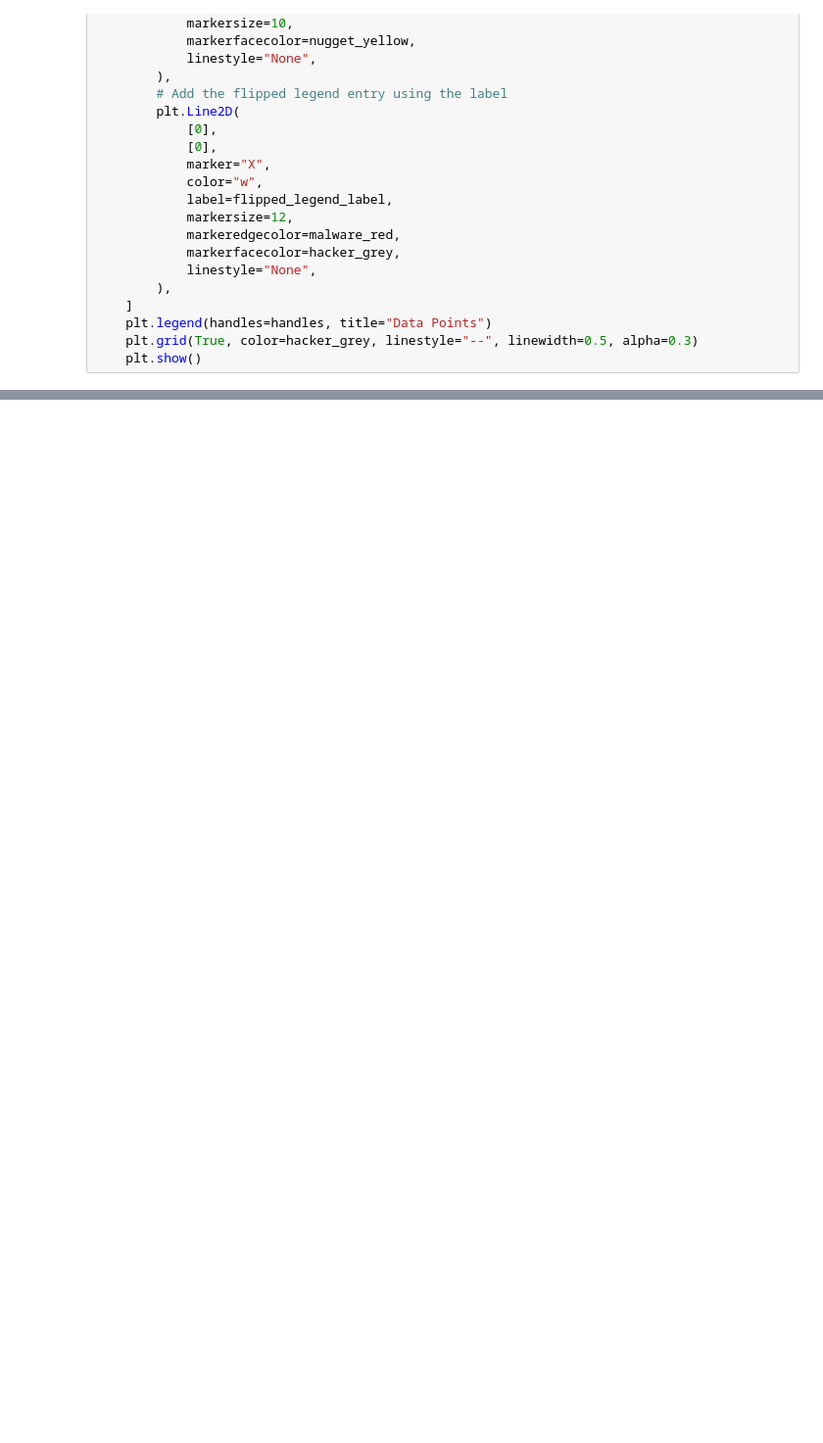
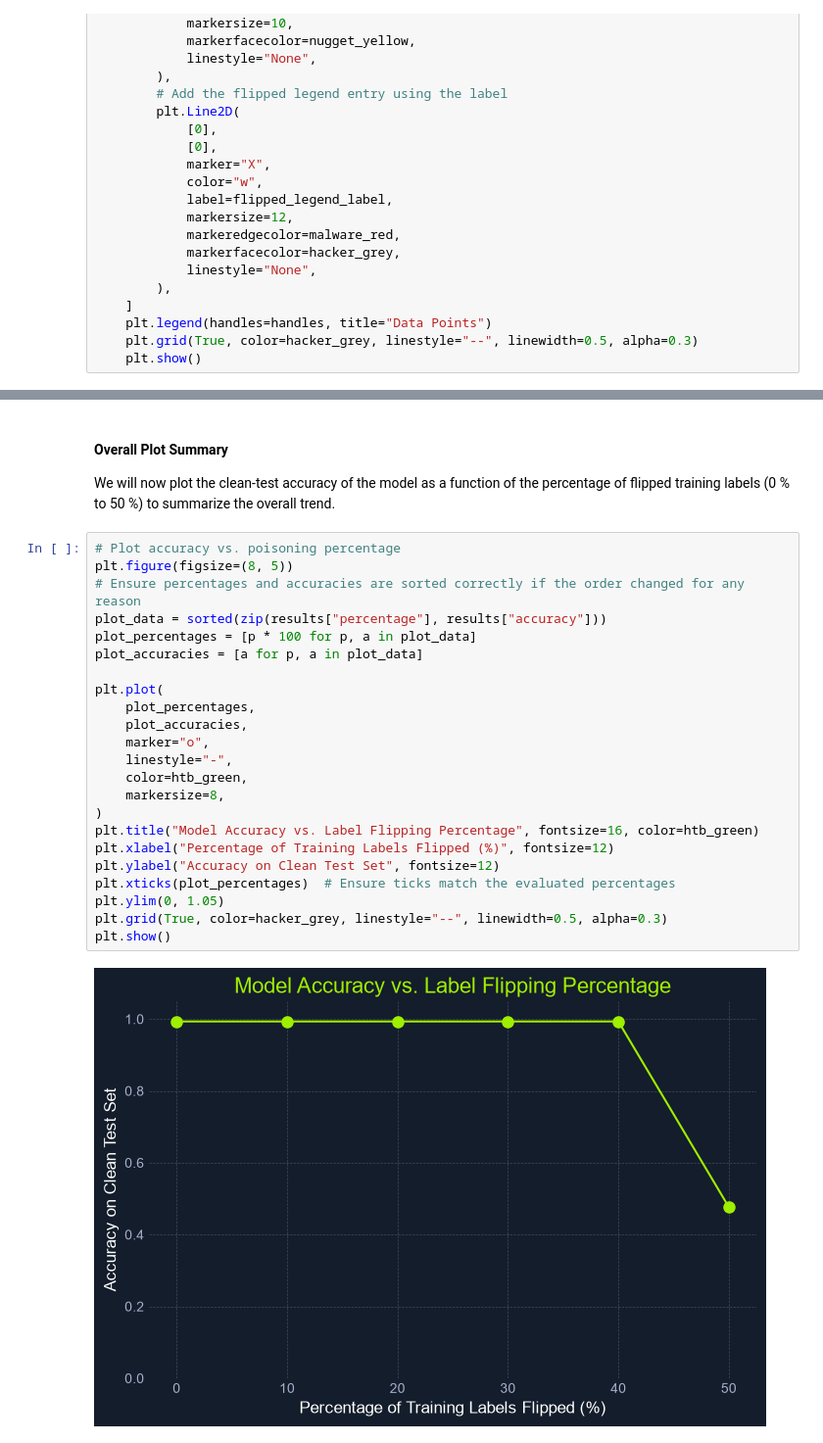
Before and after one commit to moe-naj/htb_ai_red_teamer, a Jupyter notebook: 003_ai_data_attacks/label_attacks/label_attacks.ipynb, the cells around one changed output, grey strips where cells are left out. Shown at 98% size. Saved outputs shown, nothing was run; the diff lists cells and outputs as text; blank space fills up the shorter version.

```diff
--- a/003_ai_data_attacks/label_attacks/label_attacks.ipynb
+++ b/003_ai_data_attacks/label_attacks/label_attacks.ipynb
@@ -387,0 +687,28 @@ def plot_poisoned_data(
+# %% [markdown]
+#### Overall Plot Summary
+We will now plot the clean-test accuracy of the model as a function of the percentage of flipped training labels (0 % to 50 %) to summarize the overall trend.
+# %%
+# Plot accuracy vs. poisoning percentage
+plt.figure(figsize=(8, 5))
+# Ensure percentages and accuracies are sorted correctly if the order changed for any reason
+plot_data = sorted(zip(results["percentage"], results["accuracy"]))
+plot_percentages = [p * 100 for p, a in plot_data]
+plot_accuracies = [a for p, a in plot_data]
+
+plt.plot(
+    plot_percentages,
+    plot_accuracies,
+    marker="o",
+    linestyle="-",
+    color=htb_green,
+    markersize=8,
+)
+plt.title("Model Accuracy vs. Label Flipping Percentage", fontsize=16, color=htb_green)
+plt.xlabel("Percentage of Training Labels Flipped (%)", fontsize=12)
+plt.ylabel("Accuracy on Clean Test Set", fontsize=12)
+plt.xticks(plot_percentages)  # Ensure ticks match the evaluated percentages
+plt.ylim(0, 1.05)
+plt.grid(True, color=hacker_grey, linestyle="--", linewidth=0.5, alpha=0.3)
+plt.show()
+# %% [output]
+[figure, added]
```
Also changed, not shown: parts of 8 cells of this notebook, 2 other files.
